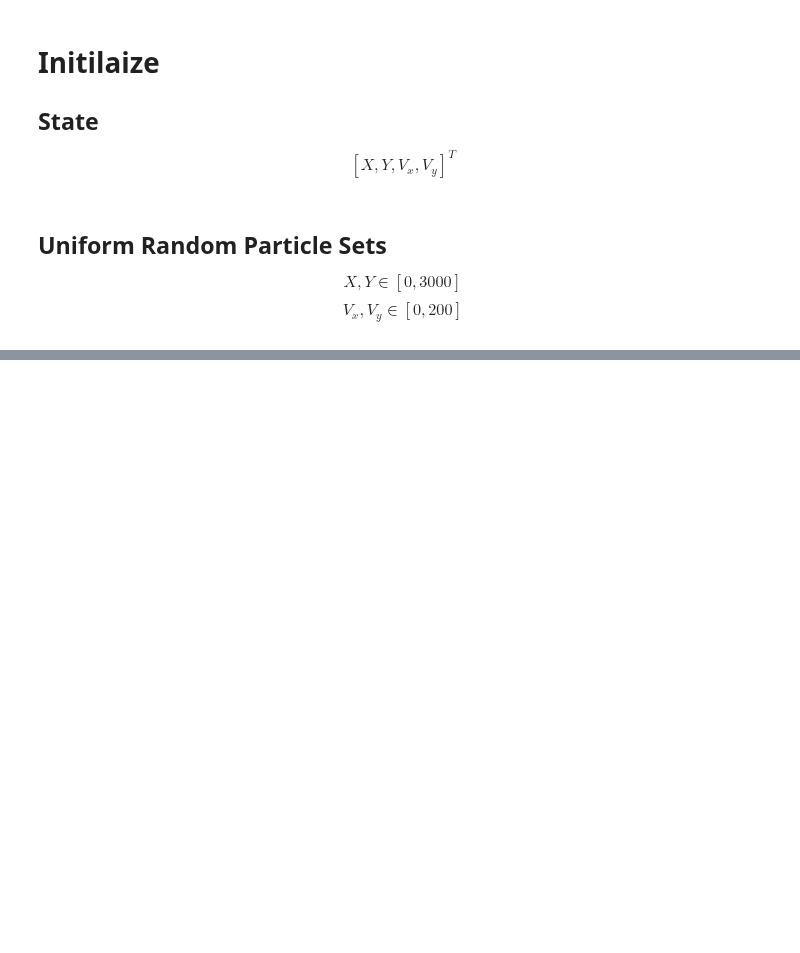
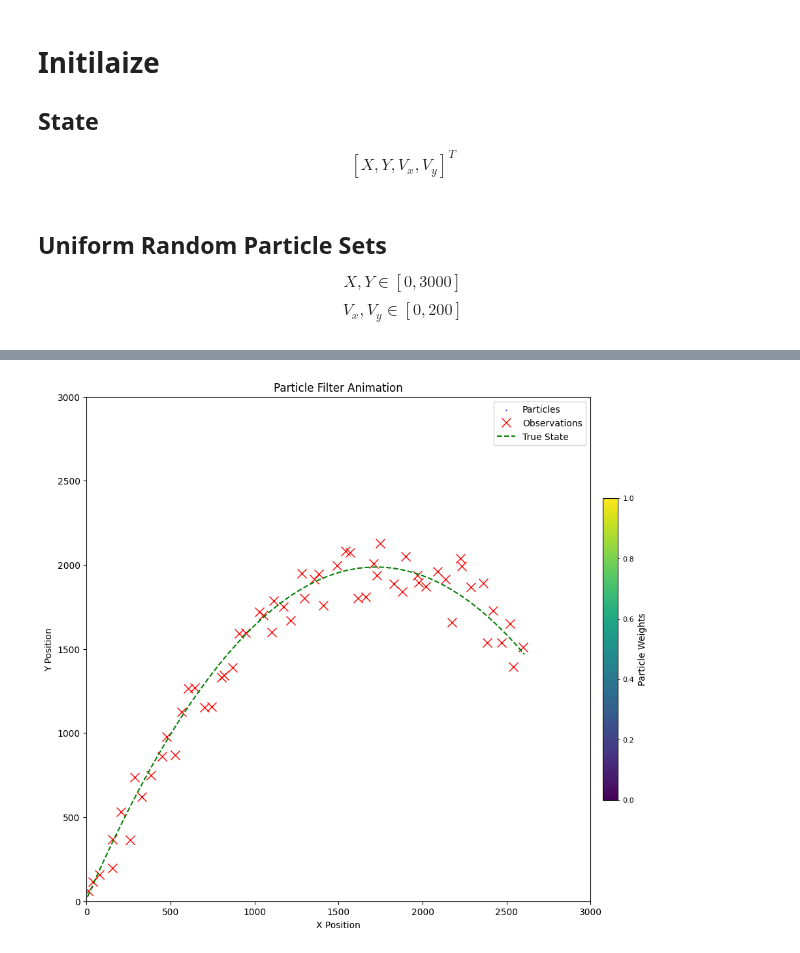
Before and after one commit to Horizon-42/particle_filter, a Jupyter notebook: run_partickle_filter.ipynb, the cells around one changed output, grey strips where cells are left out. Drawn from its saved outputs; the diff is of its cells as text; code cells hidden in the pictures; blank space fills up the shorter version.

```diff
--- a/run_partickle_filter.ipynb
+++ b/run_partickle_filter.ipynb
@@ -49,15 +57,72 @@ plt.show()
 # %%
-particles, weights = pf.particles, pf.weights
-print(particles.shape)
+# 1. 初始化图表
+fig, ax = plt.subplots(figsize=(12, 12))
+ax.set_xlim(0, 3000)
+ax.set_ylim(0, 3000)
+ax.set_title('Particle Filter Animation')
+ax.set_xlabel('X Position')
+ax.set_ylabel('Y Position')
+ax.set_aspect('equal', adjustable='box') # 保持坐标轴比例一致，避免椭圆变形
 
-for i in range(10):
-    particles, weights = pf.update(particles, weights, observations[i,:])
-    fig, ax = plt.subplots(figsize=(12, 12))
-    # ax.set_xlim(0, 3000)
-    # ax.set_ylim(0, 3000)
-    ax.set_title('Initial Particles')
-    ax.set_xlabel('X Position')
-    ax.set_ylabel('Y Position')
-    plot_particles(ax, particles, weights)
-    plot_observations(ax, states, observations)
-    plt.show()
+
+# 初始化用于动画的图元
+# 散点图的集合 (Collection) 用于粒子，线条用于观测和真实状态
+# 注意：plt.plot 返回的是一个列表，需要解包
+particles_scatter = ax.scatter([], [], s=[], alpha=0.5, c='blue', label='Particles')
+observations_plot, = ax.plot([], [], 'rx', markersize=10, label='Observations')
+true_state_plot, = ax.plot([], [], 'g--', label='True State') # 如果有真实状态
+
+probs_colormap = 'viridis'
+
+sm = plt.cm.ScalarMappable(
+        cmap=probs_colormap, norm=plt.Normalize(vmin=0, vmax=1))
+sm.set_array([])
+cbar = plt.colorbar(sm, ax=ax, shrink=0.5, pad=0.02)
+cbar.set_label('Particle Weights')
+# make colorbar smaller
+cbar.ax.tick_params(labelsize=8, length=2, width=0.5)
+
+# 添加图例
+ax.legend()
+
+# 2. 定义更新函数
+def update(frame):
+    global particles, weights # 声明使用全局变量
+
+    # 在第一帧（frame=0）初始化粒子和权重
+    if frame == 0:
+        particles, weights = pf.particles, pf.weights
+    else:
+        # 更新粒子和权重
+        # 确保 frame 没有超出 observations 的范围
+        if frame -1 < observations.shape[0]: # frame -1 是因为 frame 从0开始，而observations[i]需要i>=0
+            particles, weights = pf.update(particles, weights, observations[frame-1,:])
+
+    # 更新粒子的数据
+    particles_scatter.set_offsets(particles)
+    particles_scatter.set_color(colormaps.get_cmap(probs_colormap)(weights))
+
+    # 更新观测数据，只显示到当前帧为止的观测
+    current_observations = observations[:min(frame + 1, observations.shape[0])]
+    observations_plot.set_data(current_observations[:, 0], current_observations[:, 1])
+
+    # 更新真实状态数据（如果存在）
+    if states is not None:
+        current_states = states[:min(frame + 1, states.shape[0])]
+        true_state_plot.set_data(current_states[:, 0], current_states[:, 1])
+
+    # 返回所有需要更新的图元
+    return particles_scatter, observations_plot, true_state_plot
+
+# 3. 创建 FuncAnimation 对象
+# frames: 动画的总帧数，这里是观测的数量 + 1 (为了包含初始帧)
+# interval: 每帧之间的毫秒数
+# blit: True 可以优化性能，只重绘变化的图元
+ani = FuncAnimation(fig, update, frames=observations.shape[0] + 1, interval=100, blit=True)
+
+# 4. 显示动画
+# plt.show()
+HTML(ani.to_jshtml())
+
+ani.save('particle_filter_animation.gif', writer='imagemagick', fps=10)
+# %% [output]
@@ -63,0 +130 @@ for i in range(10):
+[figure, added]
```
Also changed, not shown: parts of 4 cells of this notebook.
